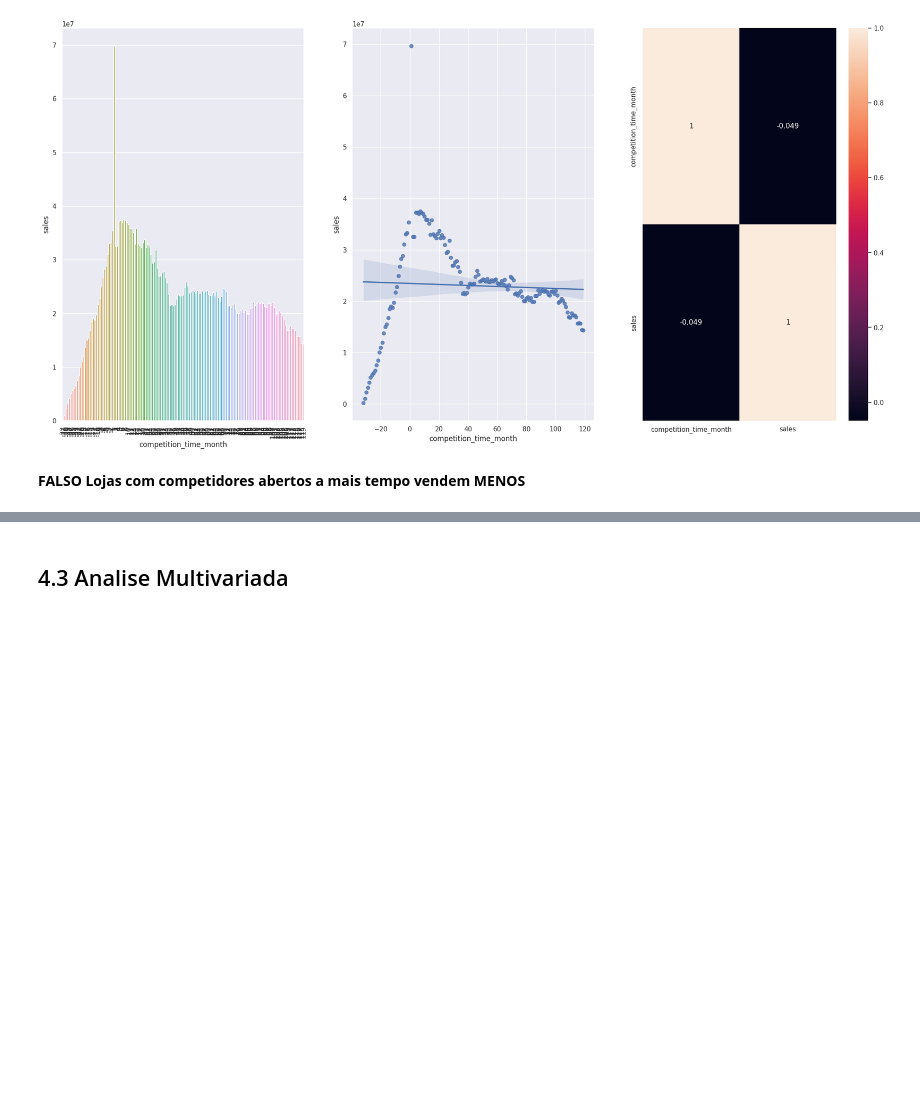
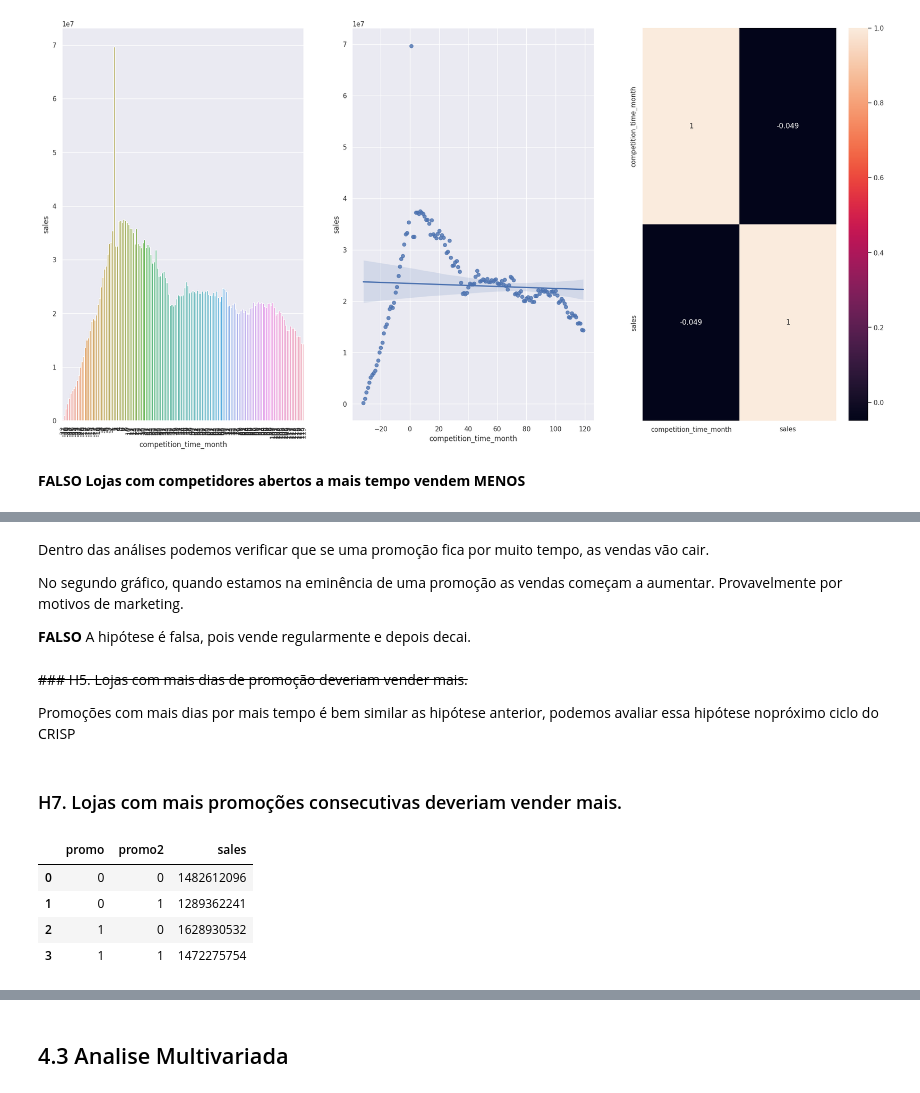
Before and after one commit to LuizLopomo/rossman_sales, a Jupyter notebook: notebooks/m04_v01_store_sales_prediction.ipynb, the cells around one changed output, grey strips where cells are left out. Cells and saved outputs as stored; diff of their text form; code cells hidden in the pictures; blank space fills up the shorter version.

```diff
--- a/notebooks/m04_v01_store_sales_prediction.ipynb
+++ b/notebooks/m04_v01_store_sales_prediction.ipynb
@@ -530,0 +562,20 @@ sns.heatmap(aux2.corr(method='pearson'), annot=True)
+# %% [markdown]
+Dentro das análises podemos verificar que se uma promoção fica por muito tempo, as vendas vão cair.
+
+No segundo gráfico, quando estamos na eminência de uma promoção as vendas começam a aumentar. Provavelmente por motivos de marketing.
+
+**FALSO** A hipótese é falsa, pois vende regularmente e depois decai.
+# %% [markdown]
+<s>### H5. Lojas com mais dias de promoção deveriam vender mais.</s>
+
+Promoções com mais dias por mais tempo é bem similar as hipótese anterior, podemos avaliar essa hipótese nopróximo ciclo do CRISP
+# %% [markdown]
+### H7. Lojas com mais promoções consecutivas deveriam vender mais.
+# %%
+df4[['promo', 'promo2', 'sales']].groupby(['promo', 'promo2']).sum().reset_index()
+# %% [output]
+|  | promo | promo2 | sales |
+| 0 | 0 | 0 | 1482612096 |
+| 1 | 0 | 1 | 1289362241 |
+| 2 | 1 | 0 | 1628930532 |
+| 3 | 1 | 1 | 1472275754 |
```
Also changed, not shown: parts of 4 cells of this notebook, 1 other file.
